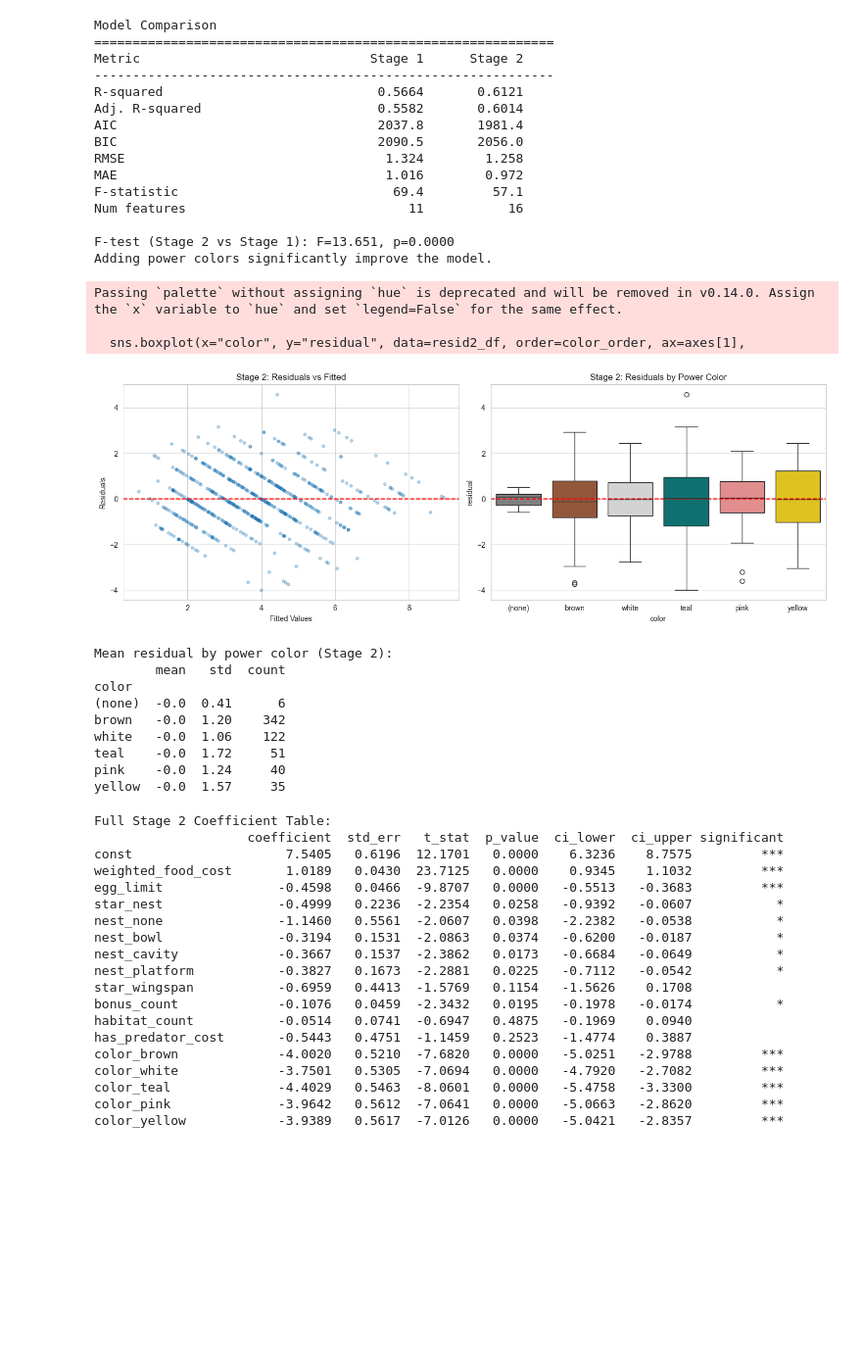
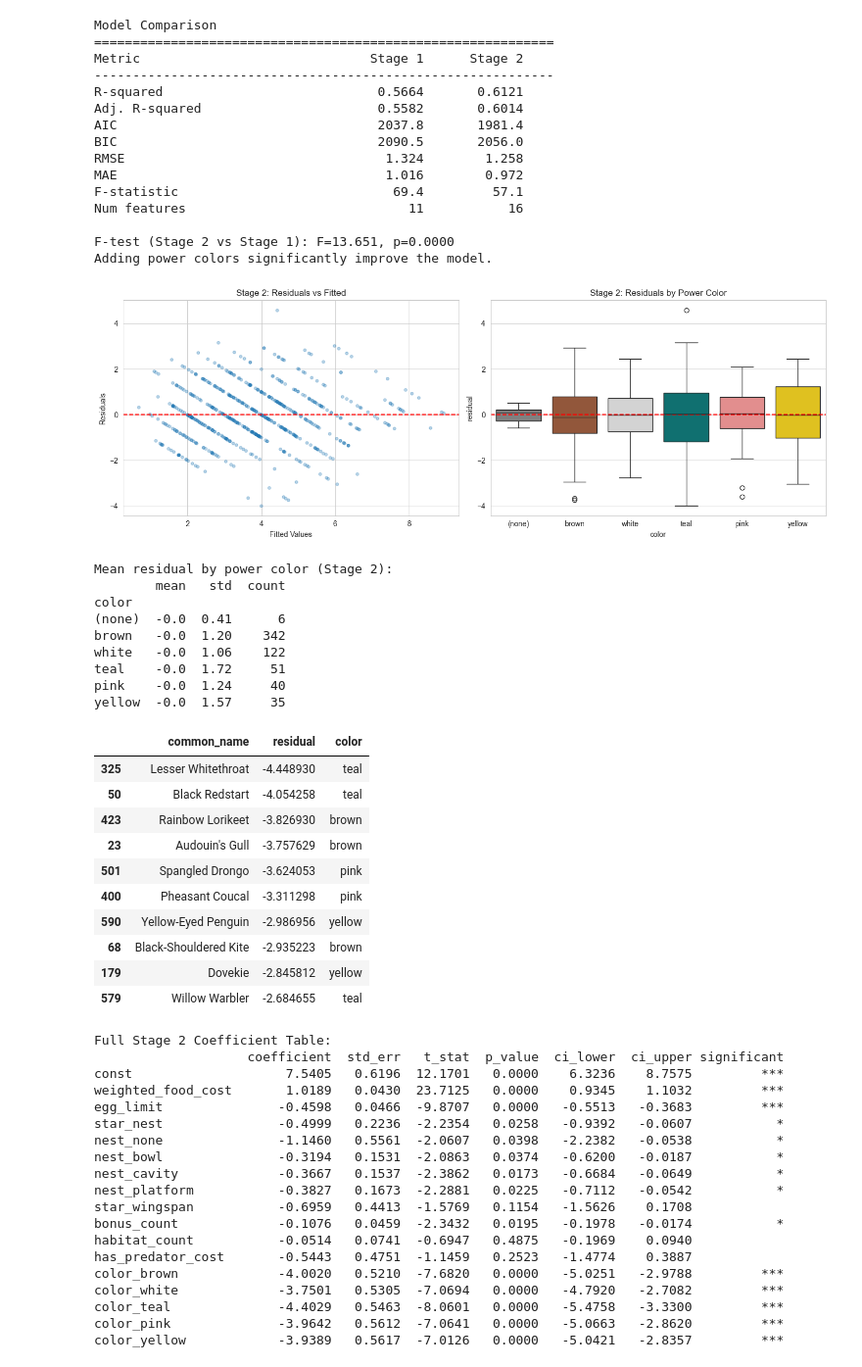
Before and after one commit to bronzebadger/wingspan_cards, a Jupyter notebook: notebooks/power_value_regression.ipynb, the cells around one changed output. Shown: that part at 98% size. Saved outputs shown, nothing was run; the diff lists cells and outputs as text; code cells hidden in the pictures; blank space fills up the shorter version.

Commit message:
birds with high residuals, plus some formatting

```diff
--- a/notebooks/power_value_regression.ipynb
+++ b/notebooks/power_value_regression.ipynb
@@ -42,9 +42,9 @@ plt.rcParams["figure.figsize"] = (12, 6)
 ## Data Loading & Feature Engineering
 # %%
 raw = load_bird_data()
-feat = build_feature_matrix(raw)
-print(f"Dataset: {len(feat)} birds, {len(feat.columns)} features")
-feat.head()
+feat_df = build_feature_matrix(raw)
+print(f"Dataset: {len(feat_df)} birds, {len(feat_df.columns)} features")
+feat_df.head()
 # %% [output]
 Dataset: 596 birds, 25 features
 |  | common_name | victory_points | color | power_text | weighted_food_cost | total_food_cost | has_or_cost | ... |
@@ -254,8 +261,8 @@ stage1_features = [
     "has_predator_cost",
 ]
 
-X1 = sm.add_constant(feat[stage1_features])
-y = feat["victory_points"]
+X1 = sm.add_constant(feat_df[stage1_features])
+y = feat_df["victory_points"]
 
 model1 = sm.OLS(y, X1).fit()
 print(model1.summary())
@@ -327,8 +334,15 @@ sm.qqplot(model1.resid, line="45", ax=axes[0, 1])
 axes[0, 1].set_title("Q-Q Plot")
 
 # Residuals by power color
-resid_df = pd.DataFrame({"residual": model1.resid, "color": feat["color"].fillna("(none)")})
+resid_df = pd.DataFrame(
+    {
+        "common_name": feat_df['common_name'],
+        "residual": model1.resid,
+        "color": feat_df["color"].fillna("(none)")
+    }
+)
 color_order = ["(none)", "brown", "white", "teal", "pink", "yellow"]
+
 sns.boxplot(
     data=resid_df,
     x="color",
@@ -550,7 +564,7 @@ axes[0].set_ylabel("Residuals")
 axes[0].set_title("Stage 2: Residuals vs Fitted")
 
 # Residuals by color
-resid2_df = pd.DataFrame({"residual": model2.resid, "color": feat["color"].fillna("(none)")})
+resid2_df = pd.DataFrame({"residual": model2.resid, "color": feat_df["color"].fillna("(none)")})
 sns.boxplot(
     data=resid2_df,
     x="color",
@@ -562,7 +576,10 @@ sns.boxplot(
         "(none)": "grey",
         "brown": "sienna",
         "white": "lightgrey",
-                     "teal": "teal", "pink": "lightcoral", "yellow": "gold"}
+        "teal": "teal",
+        "pink": "lightcoral",
+        "yellow": "gold"
+    }
 )
 axes[1].axhline(0, color="red", linestyle="--")
 axes[1].set_title("Stage 2: Residuals by Power Color")
@@ -574,19 +591,32 @@ plt.show()
 print("\nMean residual by power color (Stage 2):")
 print(resid2_df.groupby("color")["residual"].agg(["mean", "std", "count"]).reindex(color_order).round(2))
 # %% [output]
+[figure]
-Passing `palette` without assigning `hue` is deprecated and will be removed in v0.14.0. Assign the `x` variable to `hue` and set `legend=False` for the same effect.
-
-  sns.boxplot(x="color", y="residual", data=resid2_df, order=color_order, ax=axes[1],
+Mean residual by power color (Stage 2):
+        mean   std  count
+color
+(none)  -0.0  0.41      6
+brown   -0.0  1.20    342
+white   -0.0  1.06    122
+teal    -0.0  1.72     51
+pink    -0.0  1.24     40
+yellow  -0.0  1.57     35
-[figure]
-Mean residual by power color (Stage 2):
-        mean   std  count
-color
-(none)  -0.0  0.41      6
-brown   -0.0  1.20    342
-white   -0.0  1.06    122
-teal    -0.0  1.72     51
-pink    -0.0  1.24     40
-yellow  -0.0  1.57     35
+# %%
+# Residual outliers
+# Which birds have the impled most valuable powers?
+resid_df.sort_values(by='residual', ascending=True).head(10)
+# %% [output]
+|  | common_name | residual | color |
+| 325 | Lesser Whitethroat | -4.448930 | teal |
+| 50 | Black Redstart | -4.054258 | teal |
+| 423 | Rainbow Lorikeet | -3.826930 | brown |
+| 23 | Audouin's Gull | -3.757629 | brown |
+| 501 | Spangled Drongo | -3.624053 | pink |
+| 400 | Pheasant Coucal | -3.311298 | pink |
+| 590 | Yellow-Eyed Penguin | -2.986956 | yellow |
+| 68 | Black-Shouldered Kite | -2.935223 | brown |
+| 179 | Dovekie | -2.845812 | yellow |
+| 579 | Willow Warbler | -2.684655 | teal |
 # %%
 # All Stage 2 coefficients in one clean table
 coef_table = pd.DataFrame({
```
Also changed, not shown: parts of 8 cells of this notebook.
